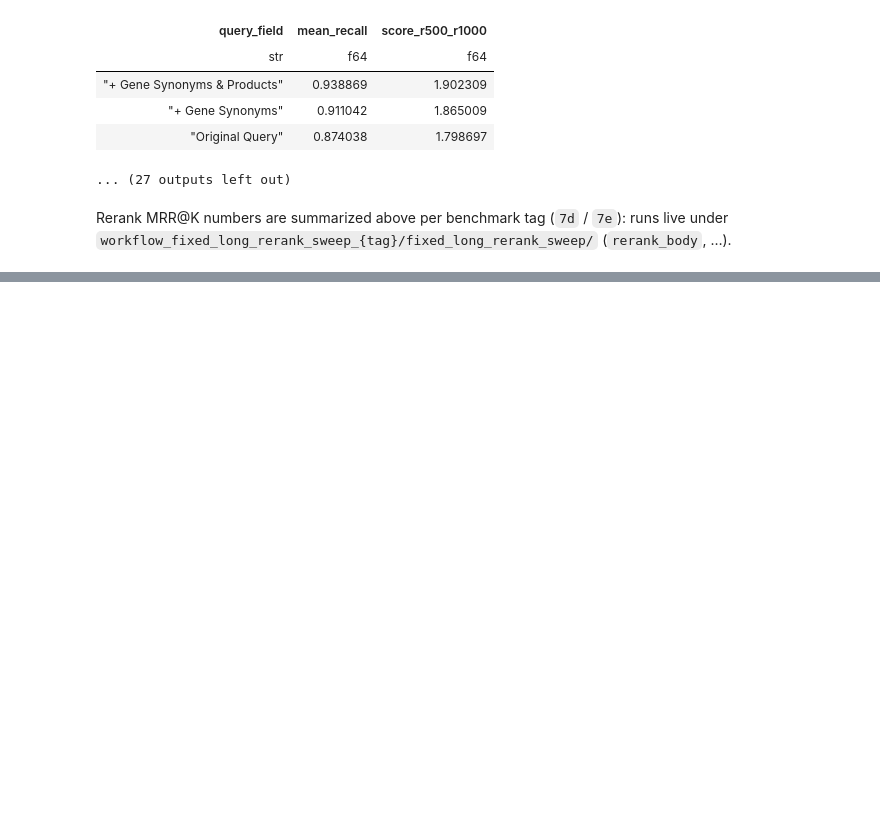
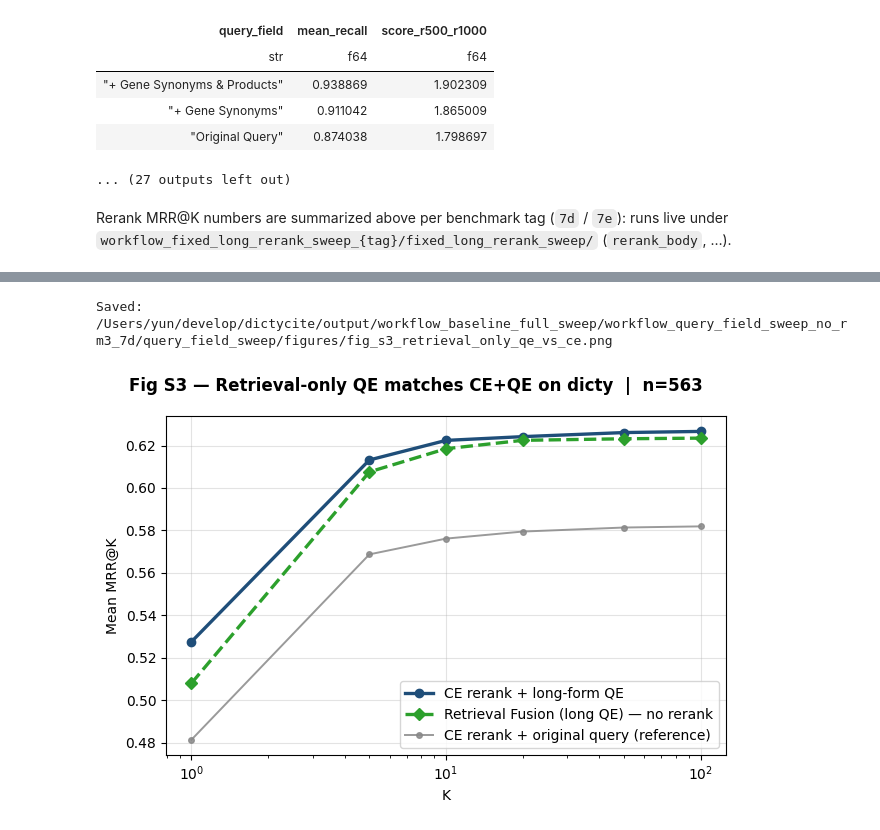
Before and after one commit to fulaibaowang/dictycite, a Jupyter notebook: notebooks/query_expansion_sweeping.ipynb, the cells around one changed output, grey strips where cells are left out. Saved outputs shown, nothing was run; the diff lists cells and outputs as text; code cells hidden in the pictures; blank space fills up the shorter version.

```diff
--- a/notebooks/query_expansion_sweeping.ipynb
+++ b/notebooks/query_expansion_sweeping.ipynb
@@ -636,0 +987,38 @@ Rerank MRR@K numbers are summarized above per benchmark tag (`7d` / `7e`): runs
+# %%
+fig_s3, ax_s3 = plt.subplots(figsize=(6.5, 4.5))
+
+# Two lines: CE+long (best CE+QE configuration) vs retrieval fusion (long QE, no rerank)
+if "long" in mrr_curves:
+    s = QE_STYLE["long"]
+    ax_s3.plot(fig2_ks_mrr, mrr_curves["long"], marker="o", markersize=6,
+               color=s["color"], linewidth=2.4, label="CE rerank + long-form QE")
+
+if "fusion_long" in mrr_curves:
+    ax_s3.plot(fig2_ks_mrr, mrr_curves["fusion_long"], marker="D", markersize=6,
+               color="#2ca02c", linewidth=2.4, linestyle="--",
+               label="Retrieval Fusion (long QE) — no rerank")
+
+# Default reference (CE+body) for context
+if "body" in mrr_curves:
+    ax_s3.plot(fig2_ks_mrr, mrr_curves["body"], marker="o", markersize=4,
+               color="#888888", linewidth=1.4, alpha=0.85,
+               label="CE rerank + original query (reference)")
+
+ax_s3.set_xscale("log")
+ax_s3.set_xlabel("K")
+ax_s3.set_ylabel("Mean MRR@K")
+ax_s3.grid(True, axis="y", alpha=0.35)
+ax_s3.grid(True, axis="x", alpha=0.35)
+ax_s3.legend(fontsize=10, loc="lower right")
+fig_s3.suptitle(
+    f"Fig S3 — Retrieval-only QE matches CE+QE on dicty  |  n={n_q}",
+    fontsize=12, fontweight="bold",
+)
+plt.tight_layout()
+fig_s3_path = fig2_out_dir / "fig_s3_retrieval_only_qe_vs_ce.png"
+fig_s3.savefig(fig_s3_path, dpi=150, bbox_inches="tight")
+print("Saved:", fig_s3_path)
+plt.show()
+# %% [output]
+Saved: /Users/yun/develop/dictycite/output/workflow_baseline_full_sweep/workflow_query_field_sweep_no_rm3_7d/query_field_sweep/figures/fig_s3_retrieval_only_qe_vs_ce.png
+[figure, added]
```
Also changed, not shown: parts of 12 cells of this notebook, 3 other files.
